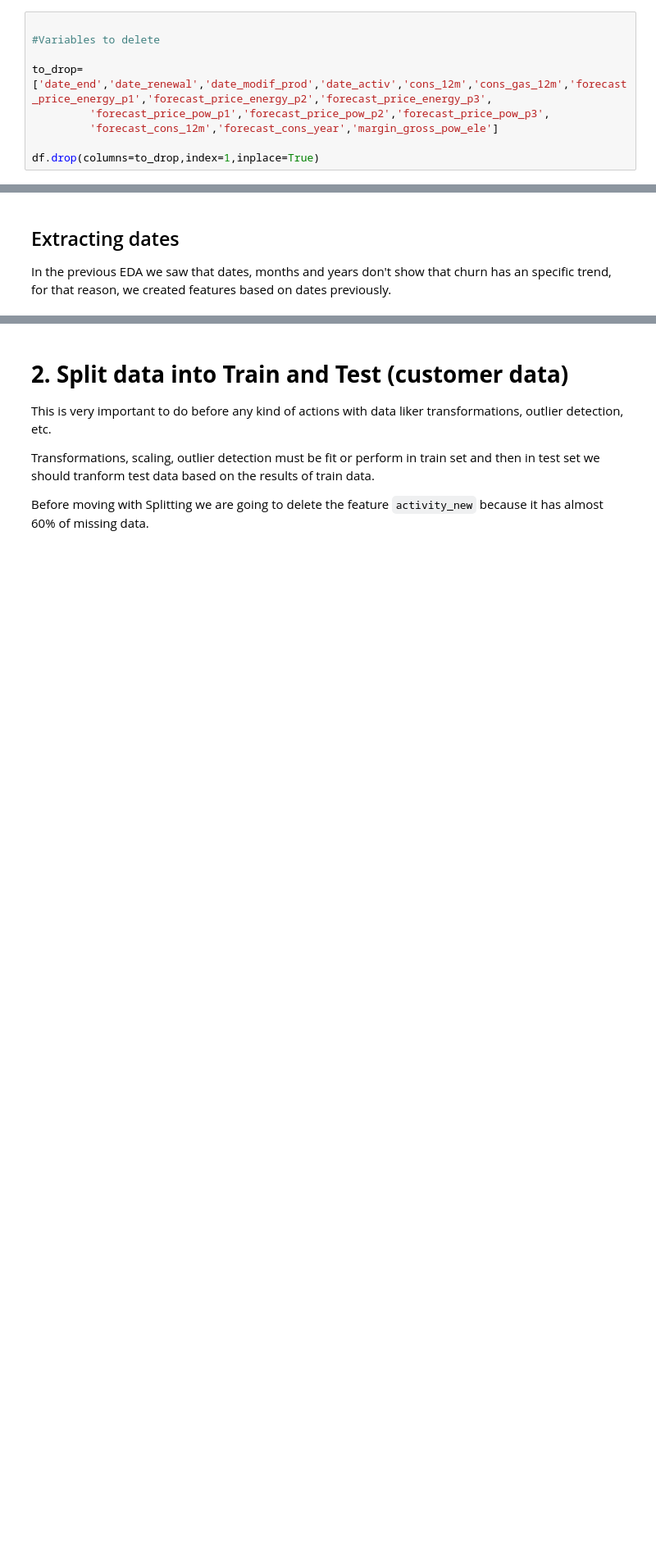
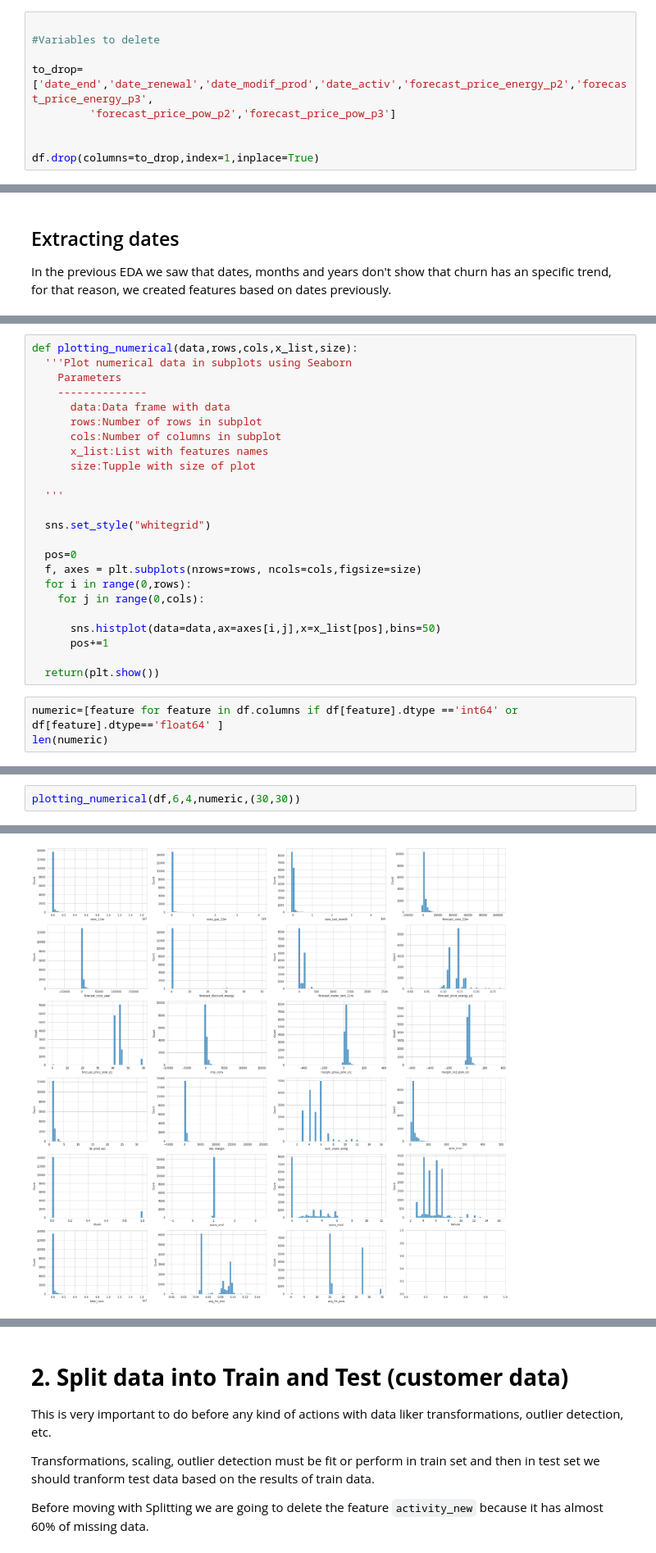
Before and after one commit to jsroa15/BCG, a Jupyter notebook: Feature_Engineering.ipynb, the cells around one changed output, grey strips where cells are left out. Shown: that part at 82% size. Drawn from its saved outputs; the diff is of its cells as text; blank space fills up the shorter version.

```diff
--- a/Feature_Engineering.ipynb
+++ b/Feature_Engineering.ipynb
@@ -119,9 +138,9 @@ In addition, to improve the future performance of the model, we are  going to dr
 
 #Variables to delete
 
-to_drop=['date_end','date_renewal','date_modif_prod','date_activ','cons_12m','cons_gas_12m','forecast_price_energy_p1','forecast_price_energy_p2','forecast_price_energy_p3',
-         'forecast_price_pow_p1','forecast_price_pow_p2','forecast_price_pow_p3',
-         'forecast_cons_12m','forecast_cons_year','margin_gross_pow_ele']
+to_drop=['date_end','date_renewal','date_modif_prod','date_activ','forecast_price_energy_p2','forecast_price_energy_p3',
+         'forecast_price_pow_p2','forecast_price_pow_p3']
+
 
 df.drop(columns=to_drop,index=1,inplace=True)
 # %% [markdown]
@@ -175,0 +199,27 @@ In the previous EDA we saw that dates, months and years don't show that churn ha
+# %%
+def plotting_numerical(data,rows,cols,x_list,size):
+  '''Plot numerical data in subplots using Seaborn
+    Parameters
+    --------------
+      data:Data frame with data
+      rows:Number of rows in subplot
+      cols:Number of columns in subplot
+      x_list:List with features names
+      size:Tupple with size of plot
+
+  '''
+
+  sns.set_style("whitegrid")
+
+  pos=0
+  f, axes = plt.subplots(nrows=rows, ncols=cols,figsize=size)
+  for i in range(0,rows):
+    for j in range(0,cols):
+
+      sns.histplot(data=data,ax=axes[i,j],x=x_list[pos],bins=50)
+      pos+=1
+
+  return(plt.show())
+# %%
+numeric=[feature for feature in df.columns if df[feature].dtype =='int64' or df[feature].dtype=='float64' ]
+len(numeric)
@@ -175,0 +228,3 @@ In the previous EDA we saw that dates, months and years don't show that churn ha
+# %%
+plotting_numerical(df,6,4,numeric,(30,30))
+# %% [output]
@@ -175,0 +232 @@ In the previous EDA we saw that dates, months and years don't show that churn ha
+[figure, added]
```
Also changed, not shown: parts of 28 cells of this notebook.
